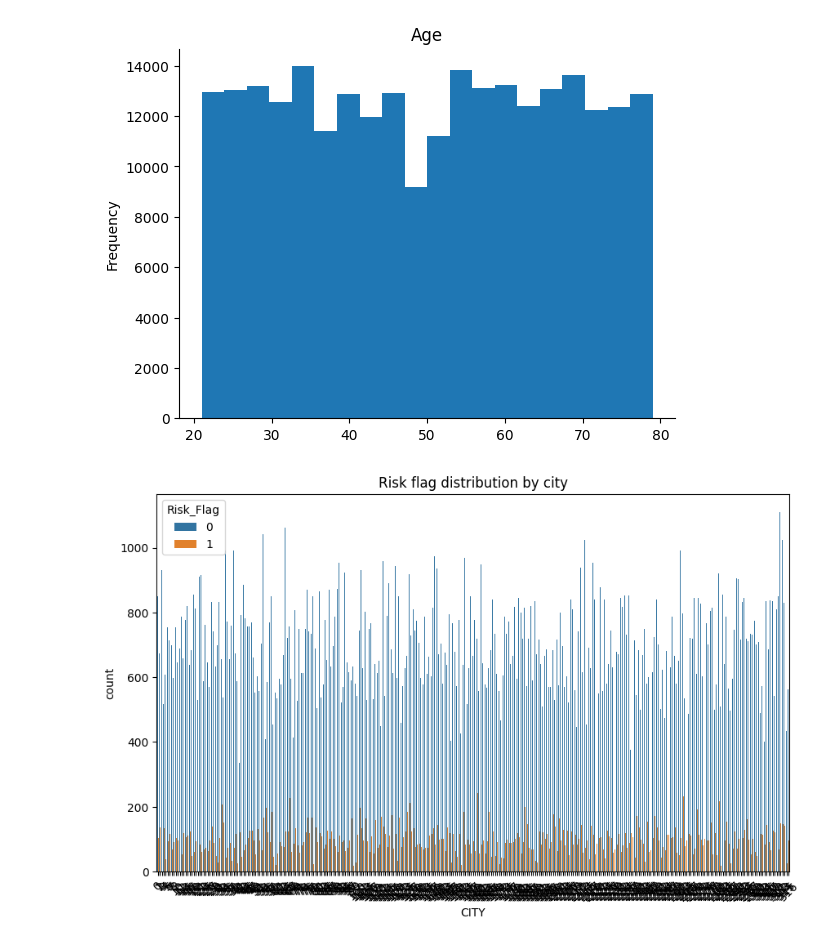
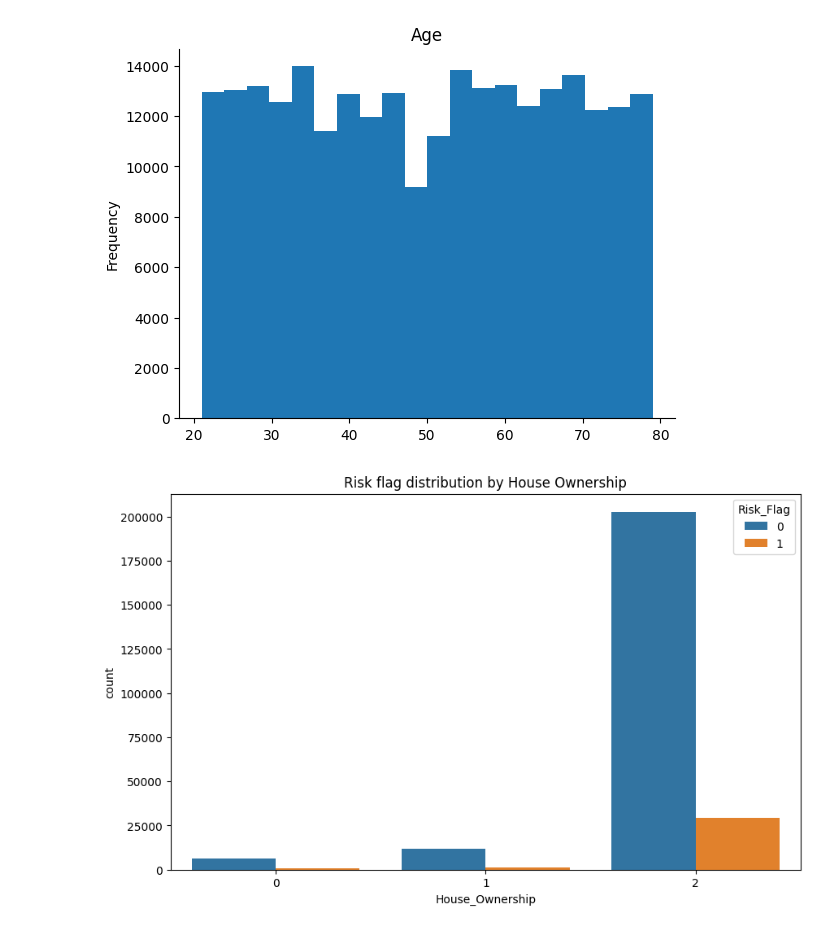
Before and after one commit to muhammadSWE/DIYLoanPredictor, a Jupyter notebook: diy-loan-predictor.ipynb, the cells around one changed output. Saved outputs shown, nothing was run; the diff lists cells and outputs as text; code cells hidden in the pictures.

```diff
--- a/diy-loan-predictor.ipynb
+++ b/diy-loan-predictor.ipynb
@@ -162,5 +161,0 @@ array([23, 40, 66, 41, 47, 64, 58, 33, 24, 78, 22, 28, 57, 48, 39, 71, 56,
-# %%
-age_mapping = {"20-29": 25, "30-39": 35, "40-49": 45, "50-59": 55, "60-69": 65, "70-79": 75}  # Define your mapping
-dset["Age_int"] = dset["Age"].map(age_mapping)
-
-dset.info()
@@ -190,11 +166,11 @@ plt.gca().spines[['top', 'right',]].set_visible(False)
 # %% [output]
 [figure]
 # %%
-# VISUALIZATION 4: RISK FLAG DISTRIBUTION BY CITY
+# STEP 16: CREATING A COUNT PLOT FOR THE RISK FLAG/HOUSE OWNERSHIP RELATIONSHIP
 plt.figure(figsize=(10, 6))
-sns.countplot(x="CITY", hue="Risk_Flag", data=dset)
-plt.title("Risk flag distribution by city")
-plt.xticks(rotation=45)
+sns.countplot(x="House_Ownership", hue="Risk_Flag", data=dset)
+plt.title("Risk flag distribution by House Ownership")
+plt.xticks(rotation=0)
 plt.show()
 # %% [output]
-[figure, old version]
+[figure, new version]
```
Also changed, not shown: parts of 12 cells of this notebook.
